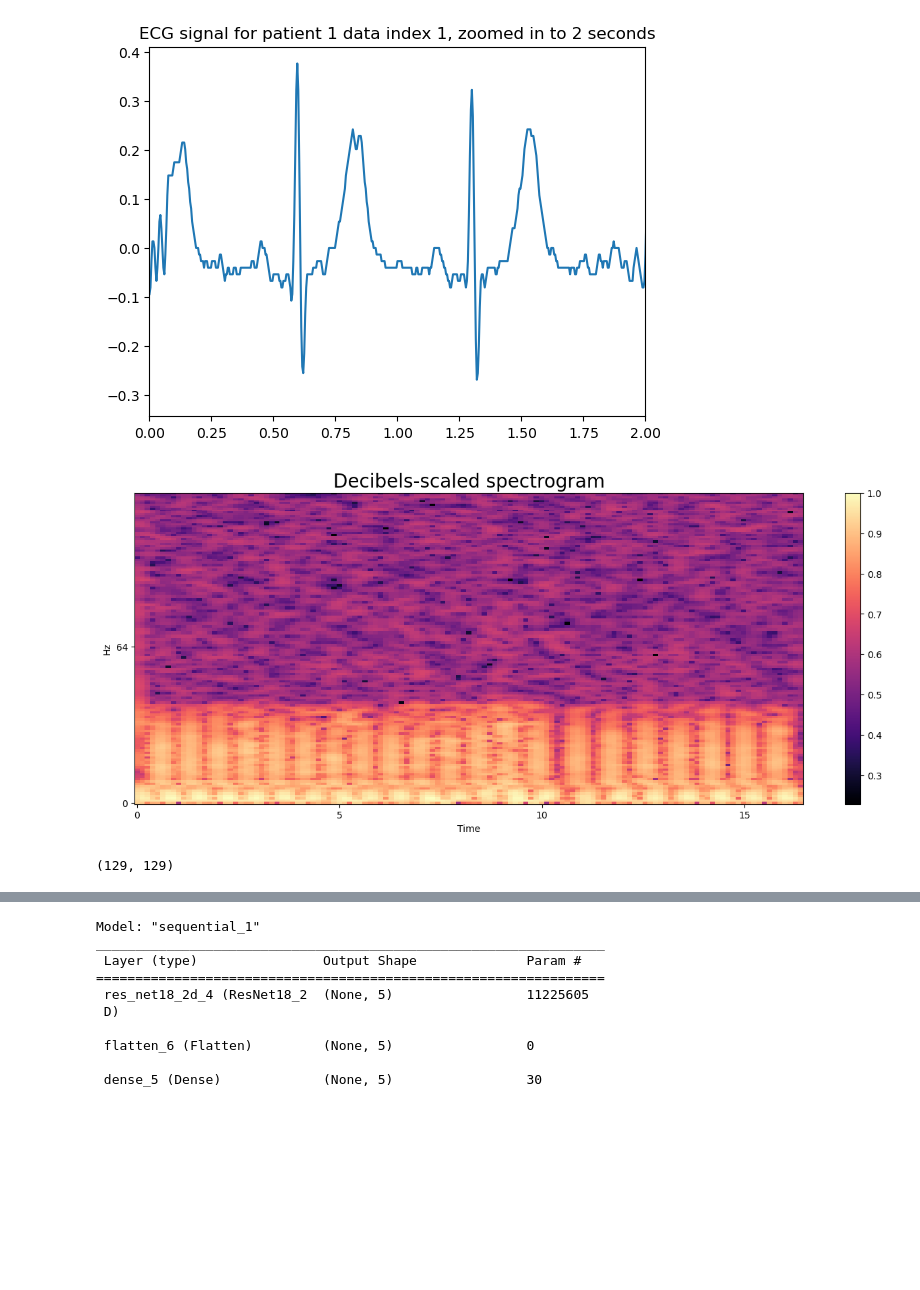
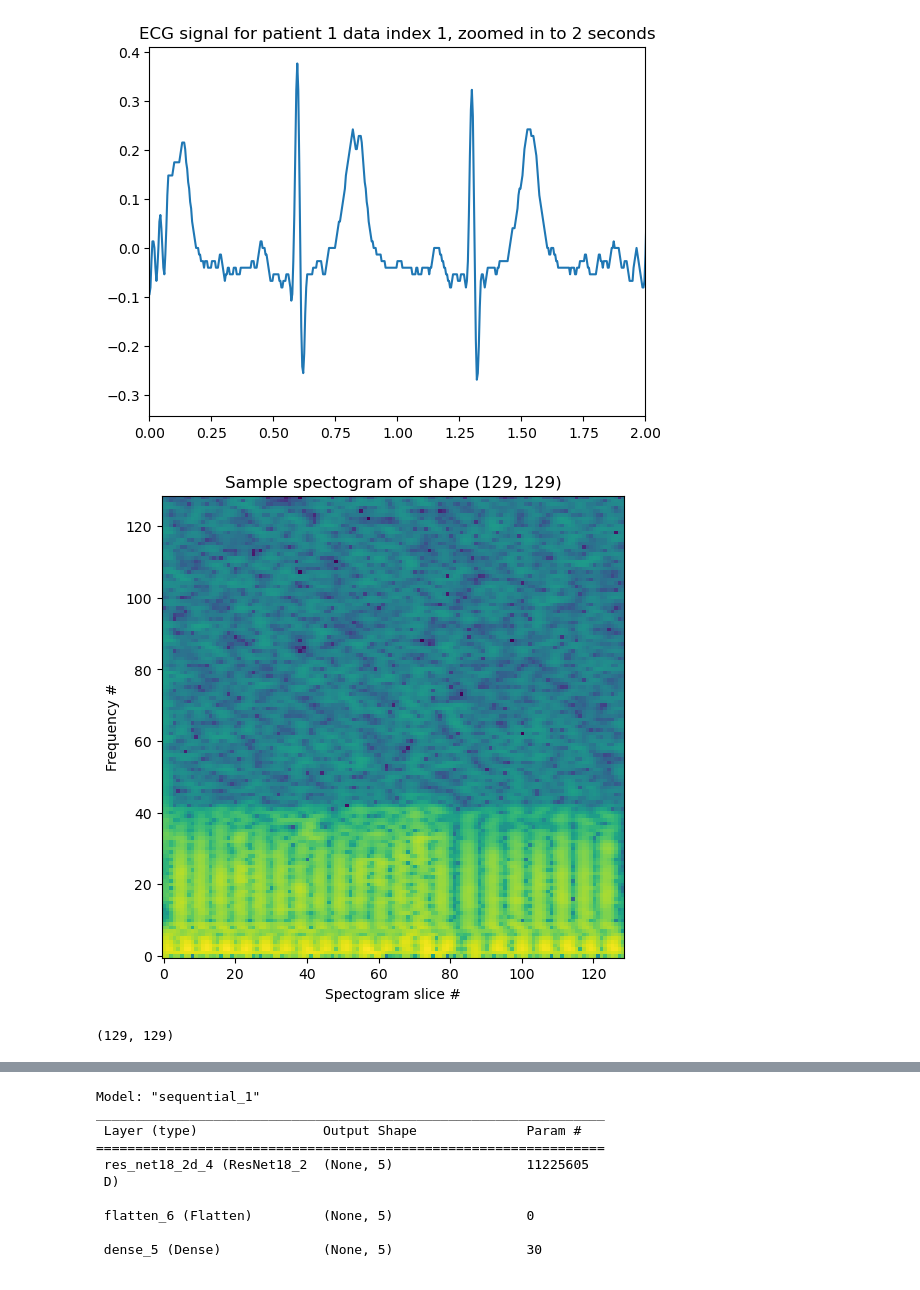
Before and after one commit to myles-i/DLH_TransferLearning, a Jupyter notebook: jupyter_notebooks/explore_spectogram.ipynb, the cells around one changed output, grey strips where cells are left out. Drawn from its saved outputs; the diff is of its cells as text; code cells hidden in the pictures; blank space fills up the shorter version.

Commit message:
make all spectrogram plots consistent

```diff
--- a/jupyter_notebooks/explore_spectogram.ipynb
+++ b/jupyter_notebooks/explore_spectogram.ipynb
@@ -79,28 +79,30 @@ twindow is 16.384 with frame size 4096 and fsample 250.0
 # %%
 import librosa
 # for librosa.stft see: https://github.com/librosa/librosa/blob/14746316d931e331d1b6686d60bb593312b1d29e/librosa/core/spectrum.py#L55
 
 window_size = 256
 stride = 32
 n_slices = frame_size//stride
 n_freqs = 128
 
 # compute short-time fourier transform (spectrogram)
 x =librosa.stft(selected_signal, n_fft=window_size, hop_length=stride)
 x = np.abs(x)
 x = librosa.amplitude_to_db(x, ref = np.min)
 x = x/np.max(x)
 
-# now lets plot it
-plt.figure(figsize = (16, 6))
-librosa.display.specshow(x, sr=fsample, hop_length=stride,
-                         x_axis='time', y_axis='log')
-plt.colorbar()
-plt.title('Decibels-scaled spectrogram', fontsize=20)
+# lets plot it
+fig, ax = plt.subplots(1, 1, figsize=(6, 6))
+ax.imshow(x, cmap='viridis')
+ax.set_title(f"Sample spectogram of shape {x.shape}")
+# add axis labels
+ax.set_xlabel("Spectogram slice #")
+ax.set_ylabel("Frequency #")
+ax.invert_yaxis()
 plt.show()
 print(x.shape)
 # %% [output]
-[figure, old version]
+[figure, new version]
 (129, 129)
 # %%
 # lets test the generator
```
Also changed, not shown: parts of 1 cell of this notebook.
